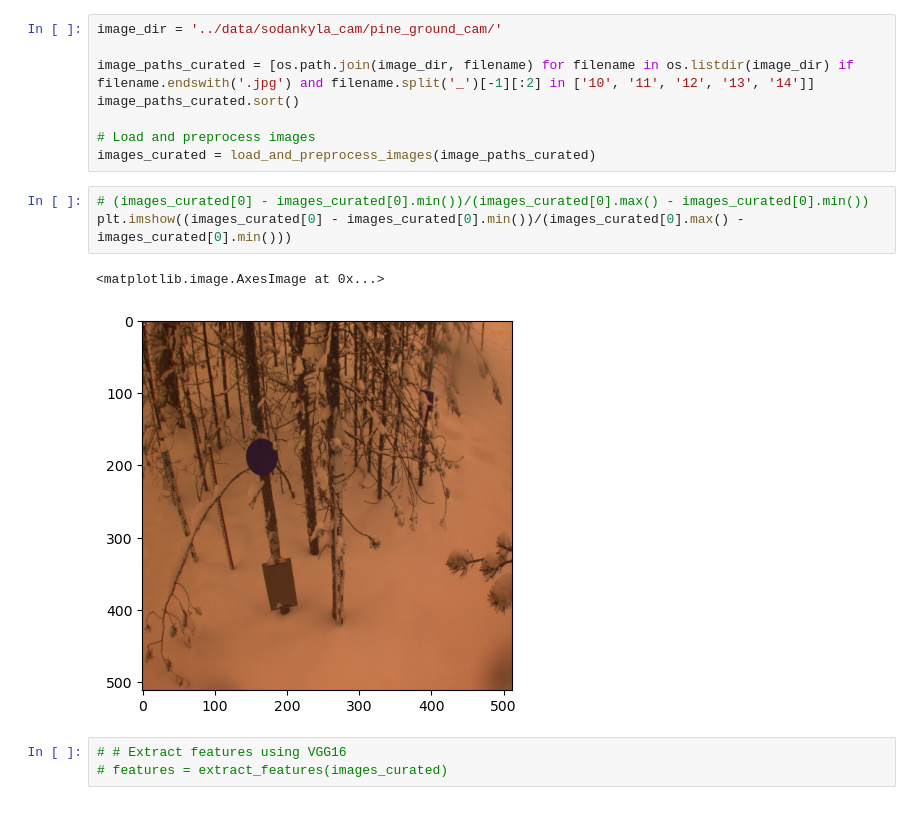
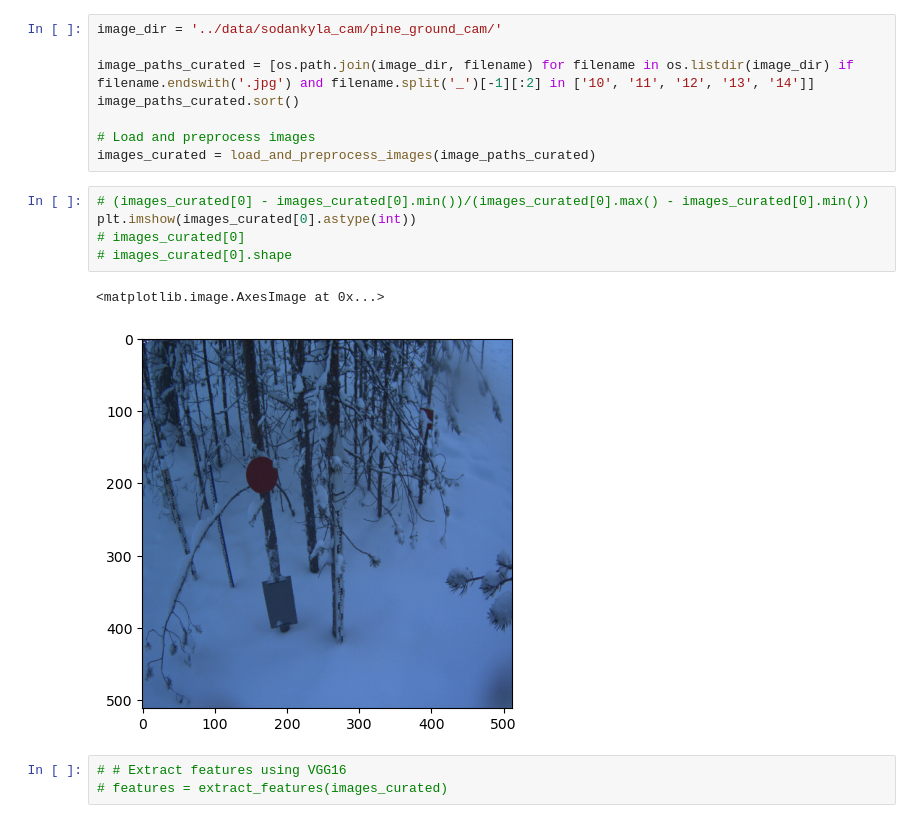
Before and after one commit to thomaslaraia/Snowstradamus, a Jupyter notebook: unet_experiment.ipynb, the cells around one changed output. Cells and saved outputs as stored; diff of their text form.

```diff
--- a/unet_experiment.ipynb
+++ b/unet_experiment.ipynb
@@ -69,10 +69,12 @@ image_paths_curated.sort()
 images_curated = load_and_preprocess_images(image_paths_curated)
 # %%
 # (images_curated[0] - images_curated[0].min())/(images_curated[0].max() - images_curated[0].min())
-plt.imshow((images_curated[0] - images_curated[0].min())/(images_curated[0].max() - images_curated[0].min()))
+plt.imshow(images_curated[0].astype(int))
+# images_curated[0]
+# images_curated[0].shape
 # %% [output]
 <matplotlib.image.AxesImage at 0x...>
-[figure, old version]
+[figure, new version]
 # %%
 # # Extract features using VGG16
 # features = extract_features(images_curated)
```
Also changed, not shown: parts of 2 cells of this notebook, 1 other file.
